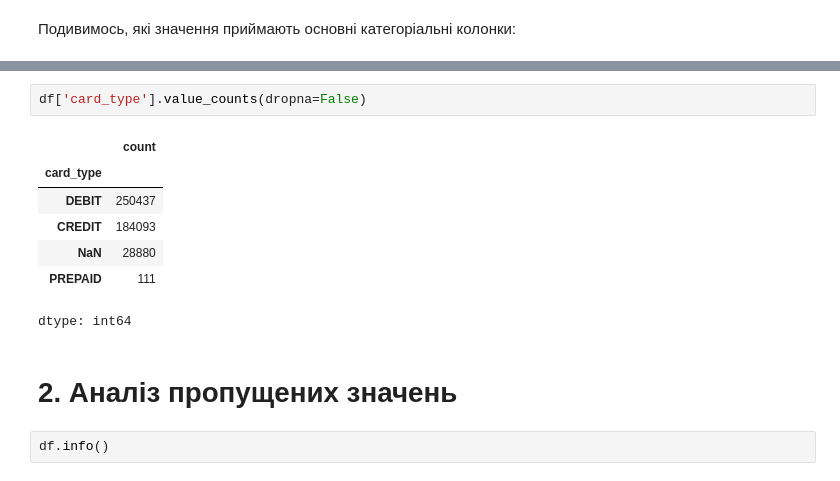
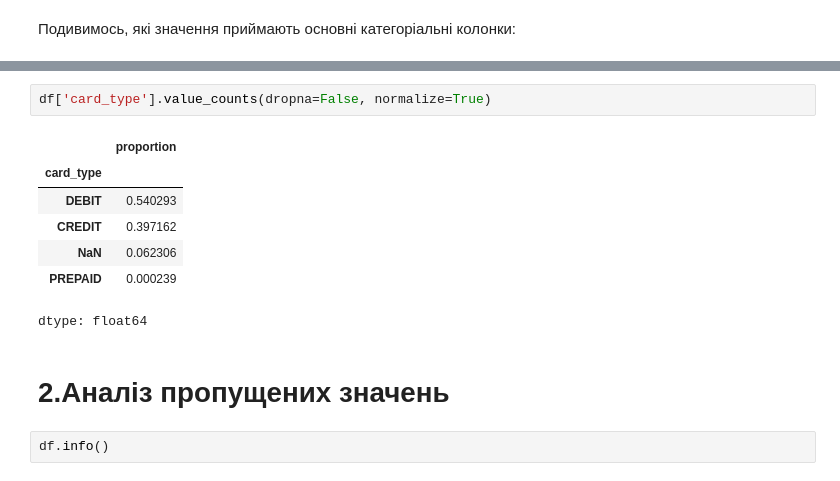
Before and after one commit to bukovskiy7777/Data-Analysis, a Jupyter notebook: Test_task.ipynb, the cells around one changed output, grey strips where cells are left out. Cells and saved outputs as stored; diff of their text form.

```diff
--- a/Test_task.ipynb
+++ b/Test_task.ipynb
@@ -174,15 +187,15 @@ dtype: int64
 # %%
-df['card_type'].value_counts(dropna=False)
+df['card_type'].value_counts(dropna=False, normalize=True)
 # %% [output]
-|  | count |
+|  | proportion |
 | card_type |  |
-| DEBIT | 250437 |
-| CREDIT | 184093 |
-| NaN | 28880 |
-| PREPAID | 111 |
+| DEBIT | 0.540293 |
+| CREDIT | 0.397162 |
+| NaN | 0.062306 |
+| PREPAID | 0.000239 |
-dtype: int64
+dtype: float64
 # %% [markdown]
-# 2. Аналіз пропущених значень
+# 2.Аналіз пропущених значень
 # %%
 df.info()
 # %% [output]
```
Also changed, not shown: parts of 17 cells of this notebook.
